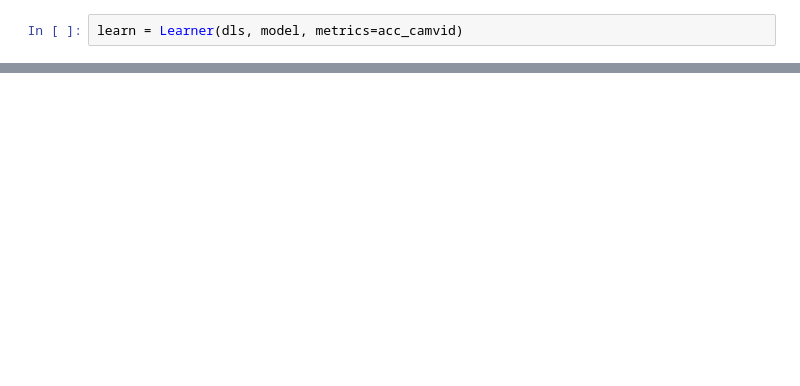
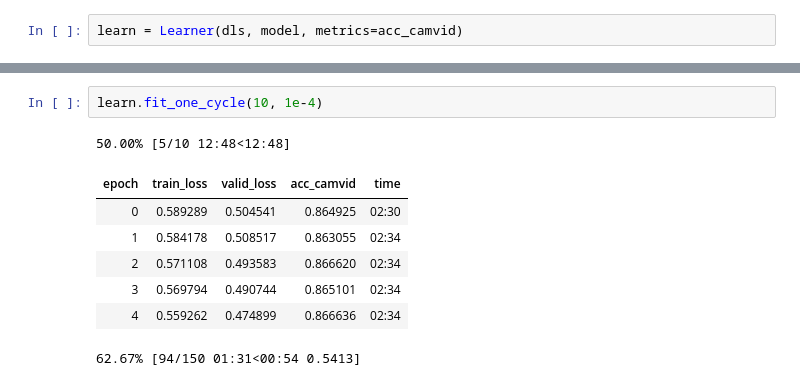
Before and after one commit to asiedubrempong/fastai-experiments, a Jupyter notebook: segmentation/frrn/frrn.ipynb, the cells around one changed output, grey strips where cells are left out. Cells and saved outputs as stored; diff of their text form; blank space fills up the shorter version.

```diff
--- a/segmentation/frrn/frrn.ipynb
+++ b/segmentation/frrn/frrn.ipynb
@@ -191,0 +239,11 @@ RuntimeError: CUDA out of memory. Tried to allocate 254.00 MiB (GPU 0; 7.94 GiB
+# %%
+learn.fit_one_cycle(10, 1e-4)
+# %% [output]
+50.00% [5/10 12:48<12:48]
+| epoch | train_loss | valid_loss | acc_camvid | time |
+| 0 | 0.589289 | 0.504541 | 0.864925 | 02:30 |
+| 1 | 0.584178 | 0.508517 | 0.863055 | 02:34 |
+| 2 | 0.571108 | 0.493583 | 0.866620 | 02:34 |
+| 3 | 0.569794 | 0.490744 | 0.865101 | 02:34 |
+| 4 | 0.559262 | 0.474899 | 0.866636 | 02:34 |
+62.67% [94/150 01:31<00:54 0.5413]
```
Also changed, not shown: parts of 10 cells of this notebook, 1 other file.
